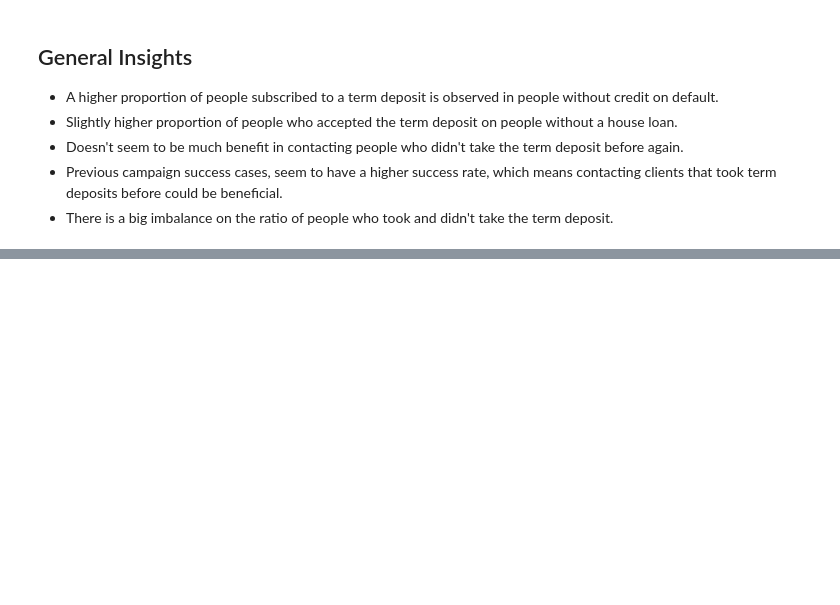
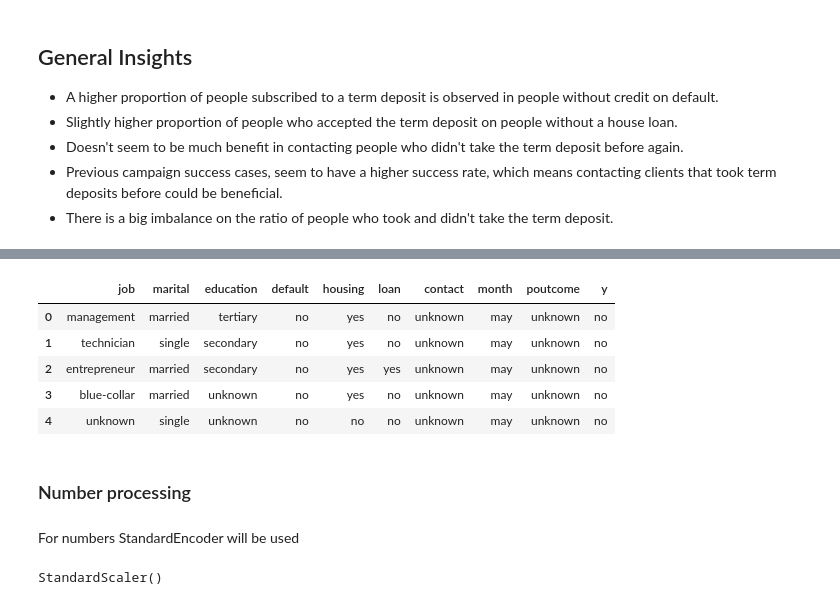
Before and after one commit to Luciano-C/Term-Deposit-Django-ML, a Jupyter notebook: Term_Deposit_Prediction.ipynb, the cells around one changed output, grey strips where cells are left out. Saved outputs shown, nothing was run; the diff lists cells and outputs as text; code cells hidden in the pictures; blank space fills up the shorter version.

```diff
--- a/Term_Deposit_Prediction.ipynb
+++ b/Term_Deposit_Prediction.ipynb
@@ -157,10 +168,9 @@ plt.show()
 Most calls were made to married people.**
 # %%
 # Education
-edu_order = ['primary', 'secondary', 'tertiary', 'unknown']
-marketing_data['education_order'] = marketing_data['education'].apply(lambda x: edu_order.index(x))
-marketing_data_ordered_by_education = marketing_data.sort_values(by='education_order', kind='mergesort')
-marketing_data.drop('education_order', axis=1, inplace=True)
+education_order = ['primary', 'secondary', 'tertiary', 'unknown']
+# The lambda function in sort_values takes the column education as "x", so to this column we apply another lambda function to order according to the index in the list.
+marketing_data_ordered_by_education = marketing_data.sort_values(by='education', key=lambda x: x.apply(lambda y: education_order.index(y)))
 
 plt.figure(figsize=(10, 10))
 sns.histplot(data=marketing_data_ordered_by_education, x='education', hue='y', multiple='stack')
@@ -254,10 +264,9 @@ plt.show()
 # %%
 # Month
 month_order = ['jan', 'feb', 'mar', 'apr', 'may', 'jun', 'jul', 'aug', 'sep', 'oct', 'nov', 'dec']
-marketing_data['month_order'] = marketing_data['month'].apply(lambda x: month_order.index(x))
-marketing_data_ordered_by_month = marketing_data.sort_values(by='month_order', kind='mergesort')
-marketing_data.drop('month_order', axis=1, inplace=True)
-
+# Explanation of the line below:
+# The lambda function in sort_values takes the column month as "x", so to this column we apply another lambda function to order according to the index in the list.
+marketing_data_ordered_by_month = marketing_data.sort_values(by='month', key=lambda x: x.apply(lambda y: month_order.index(y)))
 
 
 plt.figure(figsize=(10, 10))
@@ -380,0 +415,4 @@ Name: y, dtype: int64
+# %%
+# Separating text and numbers
+marketing_data_numbers = marketing_data.select_dtypes(include='number')
+marketing_data_text = marketing_data.select_dtypes(include='object')
@@ -380,0 +432,13 @@ Name: y, dtype: int64
+# %%
+marketing_data_text.head()
+# %% [output]
+|  | job | marital | education | default | housing | loan | contact | month | poutcome | y |
+| 0 | management | married | tertiary | no | yes | no | unknown | may | unknown | no |
+| 1 | technician | single | secondary | no | yes | no | unknown | may | unknown | no |
+| 2 | entrepreneur | married | secondary | no | yes | yes | unknown | may | unknown | no |
+| 3 | blue-collar | married | unknown | no | yes | no | unknown | may | unknown | no |
+| 4 | unknown | single | unknown | no | no | no | unknown | may | unknown | no |
+# %% [markdown]
+### Number processing
+# %% [markdown]
+For numbers StandardEncoder will be used
@@ -380,0 +447,4 @@ Name: y, dtype: int64
+# %%
+numbers_scaler.fit(marketing_data_numbers)
+# %% [output]
+StandardScaler()
```
Also changed, not shown: parts of 28 cells of this notebook, 1 other file.
